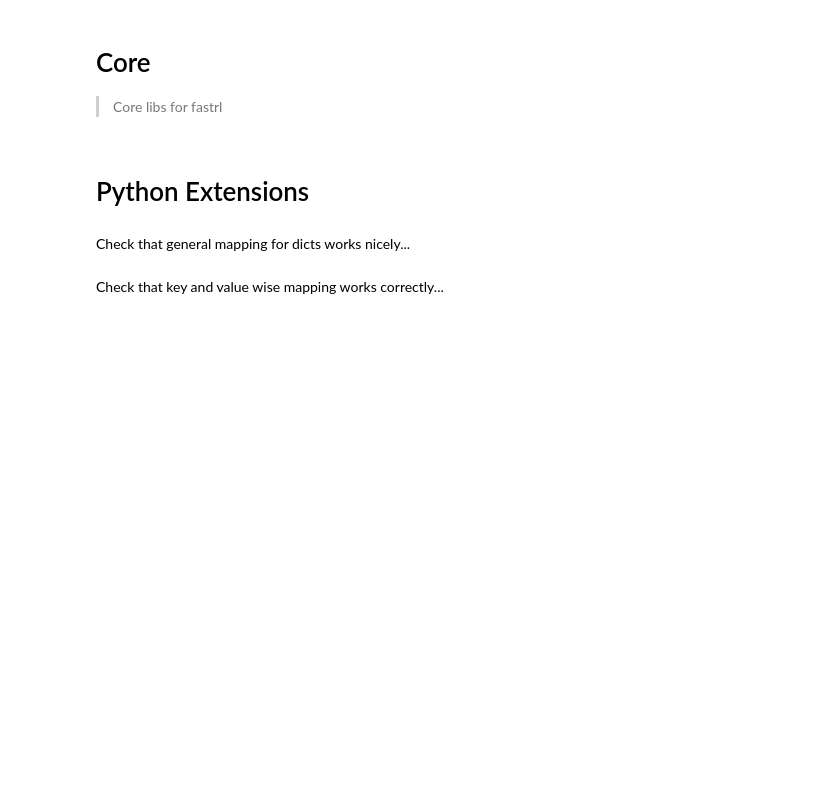
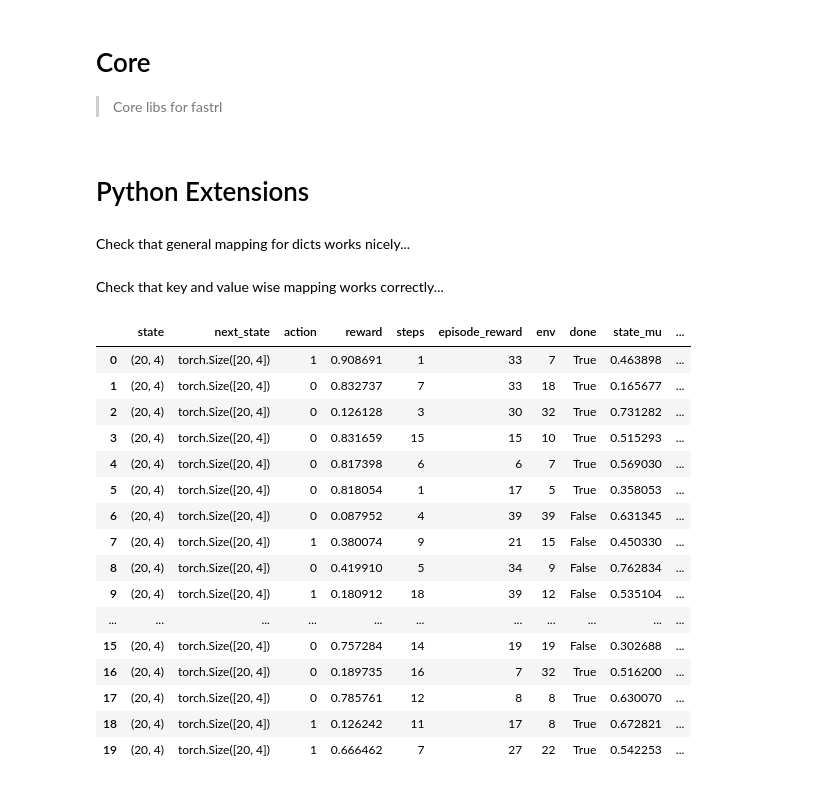
Before and after one commit to josiahls/fast-reinforcement-learning-2, a Jupyter notebook: nbs/00_core.ipynb, the cells around one changed output. Drawn from its saved outputs; the diff is of its cells as text; code cells hidden in the pictures; blank space fills up the shorter version.

```diff
--- a/nbs/00_core.ipynb
+++ b/nbs/00_core.ipynb
@@ -35,6 +35,9 @@ import numpy as np
 > Core libs for fastrl
 # %% [markdown]
 # Python Extensions
+# %%
+# export
+def isnone(v): return v is None
 # %%
 # export
 def map_dict_ex(d,f,*args,gen=False,wise=None,**kwargs):
@@ -99,0 +61,29 @@ class D(dict):
+# %%
+# export
+def batch_sz(arr):
+    if isinstance(arr,np.ndarray): return arr.shape[0]
+    elif isinstance(arr,Tensor):   return arr.size()[0]
+    elif isinstance(arr,(list,L)):     return len(arr)
+    return None
+
+@typedispatch
+def stack(a,b): return L(a)+L(b)
+@typedispatch
+def stack(a:L,b): return a+L(b)
+@typedispatch
+def stack(a,b:L): return L(a)+b
+@typedispatch
+def stack(a:L,b:L): return a+b
+@typedispatch
+def stack(a:Tensor,b:Tensor): return torch.vstack((a,b))
+@typedispatch
+def stack(a:(np.array,np.ndarray),b:(np.array,np.ndarray)): return np.vstack((a,b))
+
+class UnCollatable(Exception):
+    def __init__(self,data,reasons:str=None,msg=''):
+        store_attr()
+        self.reasons=reasons.split(',')
+        if 'nones' in reasons: self.msg+=f'Some values are not listy: {self.data}'
+        if 'mismatch' in reasons: self.msg+=f'Some bs do not match {self.data}'
+
+    def __str__(self): return self.msg
@@ -99,0 +158,26 @@ class D(dict):
+# %%
+step_f=lambda: {'state':np.random.rand(4,),'next_state':torch.rand(4,),
+                'action':np.random.randint(0,2),'reward':np.random.ranf(),
+                'steps':np.random.randint(0,20),'episode_reward':np.random.randint(5,40),
+                'env':np.random.randint(5,40),'done':np.random.randint(0,2)==0}
+
+test_d=D(tuple(step_f() for _ in range(20)))
+test_d.pandas()
+# %% [output]
+|  | state | next_state | action | reward | steps | episode_reward | env | done | state_mu | ... |
+| 0 | (20, 4) | torch.Size([20, 4]) | 1 | 0.908691 | 1 | 33 | 7 | True | 0.463898 | ... |
+| 1 | (20, 4) | torch.Size([20, 4]) | 0 | 0.832737 | 7 | 33 | 18 | True | 0.165677 | ... |
+| 2 | (20, 4) | torch.Size([20, 4]) | 0 | 0.126128 | 3 | 30 | 32 | True | 0.731282 | ... |
+| 3 | (20, 4) | torch.Size([20, 4]) | 0 | 0.831659 | 15 | 15 | 10 | True | 0.515293 | ... |
+| 4 | (20, 4) | torch.Size([20, 4]) | 0 | 0.817398 | 6 | 6 | 7 | True | 0.569030 | ... |
+| 5 | (20, 4) | torch.Size([20, 4]) | 0 | 0.818054 | 1 | 17 | 5 | True | 0.358053 | ... |
+| 6 | (20, 4) | torch.Size([20, 4]) | 0 | 0.087952 | 4 | 39 | 39 | False | 0.631345 | ... |
+| 7 | (20, 4) | torch.Size([20, 4]) | 1 | 0.380074 | 9 | 21 | 15 | False | 0.450330 | ... |
+| 8 | (20, 4) | torch.Size([20, 4]) | 0 | 0.419910 | 5 | 34 | 9 | False | 0.762834 | ... |
+| 9 | (20, 4) | torch.Size([20, 4]) | 1 | 0.180912 | 18 | 39 | 12 | False | 0.535104 | ... |
+| ... | ... | ... | ... | ... | ... | ... | ... | ... | ... | ... |
+| 15 | (20, 4) | torch.Size([20, 4]) | 0 | 0.757284 | 14 | 19 | 19 | False | 0.302688 | ... |
+| 16 | (20, 4) | torch.Size([20, 4]) | 0 | 0.189735 | 16 | 7 | 32 | True | 0.516200 | ... |
+| 17 | (20, 4) | torch.Size([20, 4]) | 0 | 0.785761 | 12 | 8 | 8 | True | 0.630070 | ... |
+| 18 | (20, 4) | torch.Size([20, 4]) | 1 | 0.126242 | 11 | 17 | 8 | True | 0.672821 | ... |
+| 19 | (20, 4) | torch.Size([20, 4]) | 1 | 0.666462 | 7 | 27 | 22 | True | 0.542253 | ... |
```
Also changed, not shown: parts of 7 cells of this notebook, 10 other files.
